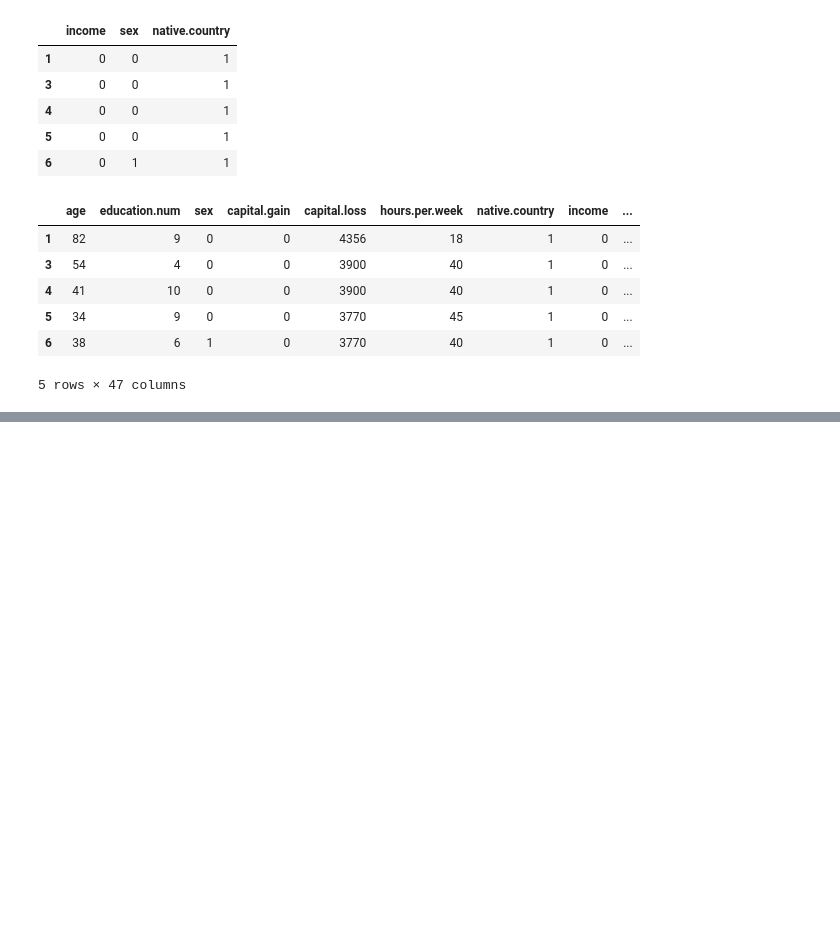
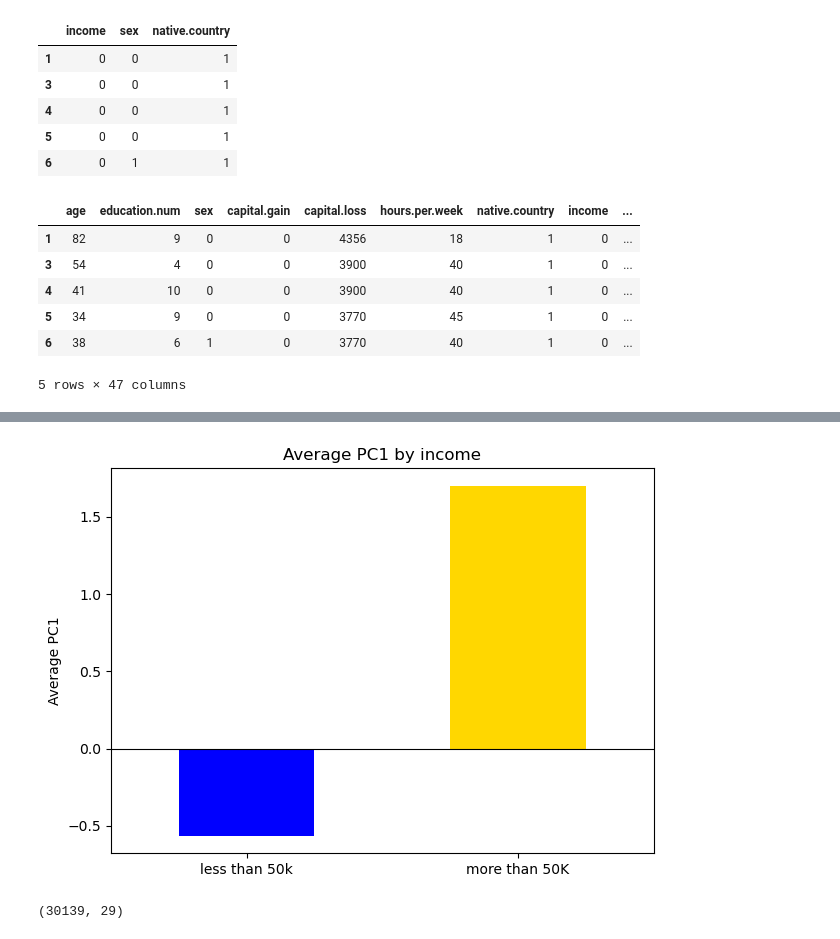
Before and after one commit to henr1quemorais/data-exploration-and-preparation-ca1, a Jupyter notebook: Adult Census Income.ipynb, the cells around one changed output, grey strips where cells are left out. Saved outputs shown, nothing was run; the diff lists cells and outputs as text; code cells hidden in the pictures; blank space fills up the shorter version.

```diff
--- a/Adult Census Income.ipynb
+++ b/Adult Census Income.ipynb
@@ -444,0 +505,16 @@ census_encoded.head() #columns are now numbers
+# %%
+#comparing pca with income
+pd.Series(pca_scores[:, 0]).groupby(census_encoded["income"].values).mean().plot(kind="bar", color=["blue", "gold"], figsize=(7, 5))
+plt.title("Average PC1 by income")
+plt.xticks([0, 1], ["less than 50k", "more than 50K"], rotation=0)
+plt.ylabel("Average PC1")
+plt.axhline(0, color="black", linewidth=0.8)
+plt.show()
+# %% [output]
+[figure, added]
+# %%
+census_pca = pd.DataFrame(pca_scores[:, :28], columns=[f"PC{i}" for i in range(1, 29)]) #reducing the dataset
+census_pca["income"] = census_encoded["income"].values
+census_pca.shape
+# %% [output]
+(30139, 29)
```
Also changed, not shown: parts of 7 cells of this notebook.
